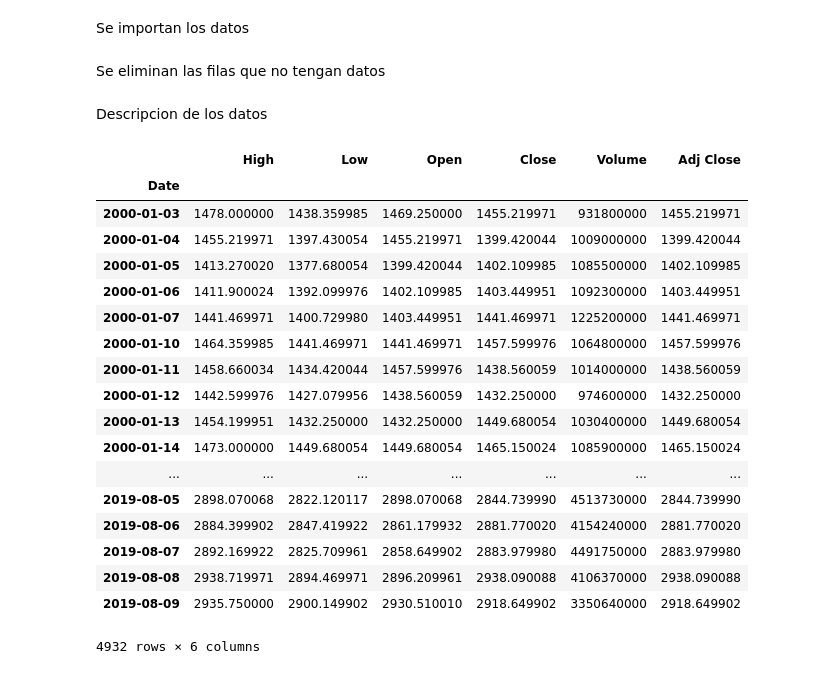
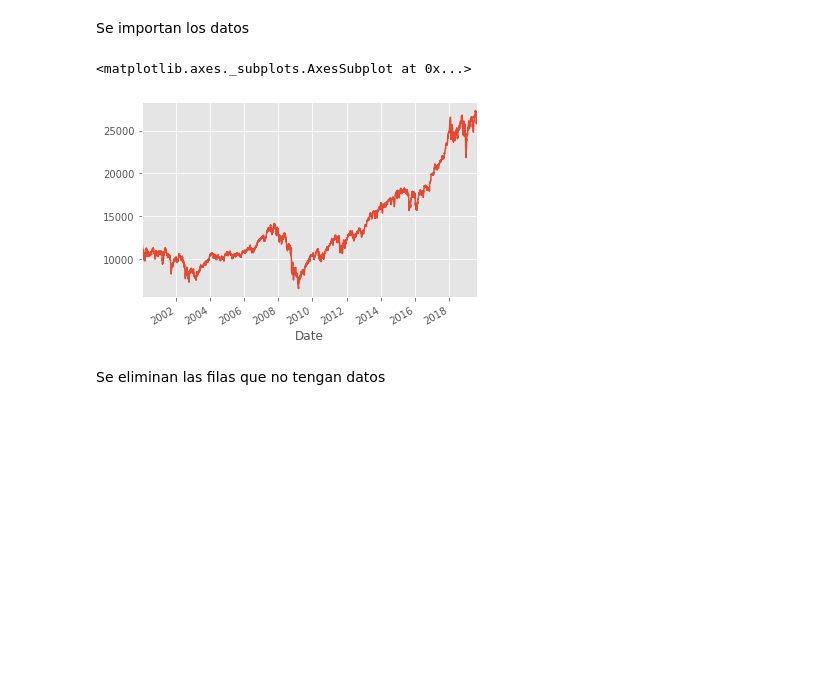
Before and after one commit to andresqb198/StockMarket, a Jupyter notebook: ProjectModelos.ipynb, the cells around one changed output. Drawn from its saved outputs; the diff is of its cells as text; code cells hidden in the pictures; blank space fills up the shorter version.

Commit message:
Codigo nuevo para descargar los datos

```diff
--- a/ProjectModelos.ipynb
+++ b/ProjectModelos.ipynb
@@ -19,54 +19,34 @@ import pandas_datareader.data as web
 import numpy as np
 from scipy import stats
 from sklearn import linear_model
-from sklearn.model_selection import cross_val_score
+plt.style.use('ggplot')
+figsize = (15, 8)
 # %% [markdown]
 Se importan los datos
-# %%
-style.use('ggplot')
-
-start = dt.datetime(2000,1,1)
-end = dt.datetime(2019,8,8)
-
-#s_and_p_500 = web.DataReader('^GSPC', 'yahoo', start, end)
-#dow_30 = web.DataReader('^DJI', 'yahoo', start, end)
-#nasdaq = web.DataReader('^IXIC', 'yahoo', start, end)
-
-s_and_p_500 = pd.read_csv('s_and_p_500.csv', parse_dates = True, index_col = 0) #leer un csv
-dow_30 = pd.read_csv('dow_30.csv', parse_dates = True, index_col = 0) #leer un csv
-nasdaq = pd.read_csv('nasdaq.csv', parse_dates = True, index_col = 0) #leer un csv
 # %%
 #s_and_p_500.to_csv('s_and_p_500.csv') #convertir a csv
 #dow_30.to_csv('dow_30.csv')
 #nasdaq.to_csv('nasdaq.csv')
 #s_and_p_500 = pd.read_csv('s_and_p_500.csv', parse_dates = True, index_col = 0) #leer un csv
+# %%
+start = dt.datetime(2000,1,1)
+end = dt.datetime(2019,8,8)
+
+s_and_p_500 = web.DataReader('^GSPC', 'yahoo', start, end)
+dow_30 = web.DataReader('^DJI', 'yahoo', start, end)
+nasdaq = web.DataReader('^IXIC', 'yahoo', start, end)
+
+#s_and_p_500 = pd.read_csv('s_and_p_500.csv', parse_dates = True, index_col = 0) #leer un csv
+#dow_30 = pd.read_csv('dow_30.csv', parse_dates = True, index_col = 0) #leer un csv
+#nasdaq = pd.read_csv('nasdaq.csv', parse_dates = True, index_col = 0) #leer un csv
+# %%
+dow_30['Open'].plot()
+# %% [output]
+<matplotlib.axes._subplots.AxesSubplot at 0x...>
+[figure, added]
 # %% [markdown]
 Se eliminan las filas que no tengan datos
 # %%
 s_and_p_500 = s_and_p_500.dropna()
 dow_30 = dow_30.dropna()
 nasdaq = nasdaq.dropna()
-# %% [markdown]
-Descripcion de los datos
-# %%
-s_and_p_500
-# %% [output]
-|  | High | Low | Open | Close | Volume | Adj Close |
-| Date |  |  |  |  |  |  |
-| 2000-01-03 | 1478.000000 | 1438.359985 | 1469.250000 | 1455.219971 | 931800000 | 1455.219971 |
-| 2000-01-04 | 1455.219971 | 1397.430054 | 1455.219971 | 1399.420044 | 1009000000 | 1399.420044 |
-| 2000-01-05 | 1413.270020 | 1377.680054 | 1399.420044 | 1402.109985 | 1085500000 | 1402.109985 |
-| 2000-01-06 | 1411.900024 | 1392.099976 | 1402.109985 | 1403.449951 | 1092300000 | 1403.449951 |
-| 2000-01-07 | 1441.469971 | 1400.729980 | 1403.449951 | 1441.469971 | 1225200000 | 1441.469971 |
-| 2000-01-10 | 1464.359985 | 1441.469971 | 1441.469971 | 1457.599976 | 1064800000 | 1457.599976 |
-| 2000-01-11 | 1458.660034 | 1434.420044 | 1457.599976 | 1438.560059 | 1014000000 | 1438.560059 |
-| 2000-01-12 | 1442.599976 | 1427.079956 | 1438.560059 | 1432.250000 | 974600000 | 1432.250000 |
-| 2000-01-13 | 1454.199951 | 1432.250000 | 1432.250000 | 1449.680054 | 1030400000 | 1449.680054 |
-| 2000-01-14 | 1473.000000 | 1449.680054 | 1449.680054 | 1465.150024 | 1085900000 | 1465.150024 |
-| ... | ... | ... | ... | ... | ... | ... |
-| 2019-08-05 | 2898.070068 | 2822.120117 | 2898.070068 | 2844.739990 | 4513730000 | 2844.739990 |
-| 2019-08-06 | 2884.399902 | 2847.419922 | 2861.179932 | 2881.770020 | 4154240000 | 2881.770020 |
-| 2019-08-07 | 2892.169922 | 2825.709961 | 2858.649902 | 2883.979980 | 4491750000 | 2883.979980 |
-| 2019-08-08 | 2938.719971 | 2894.469971 | 2896.209961 | 2938.090088 | 4106370000 | 2938.090088 |
-| 2019-08-09 | 2935.750000 | 2900.149902 | 2930.510010 | 2918.649902 | 3350640000 | 2918.649902 |
-4932 rows × 6 columns
```
Also changed, not shown: parts of 12 cells of this notebook.
